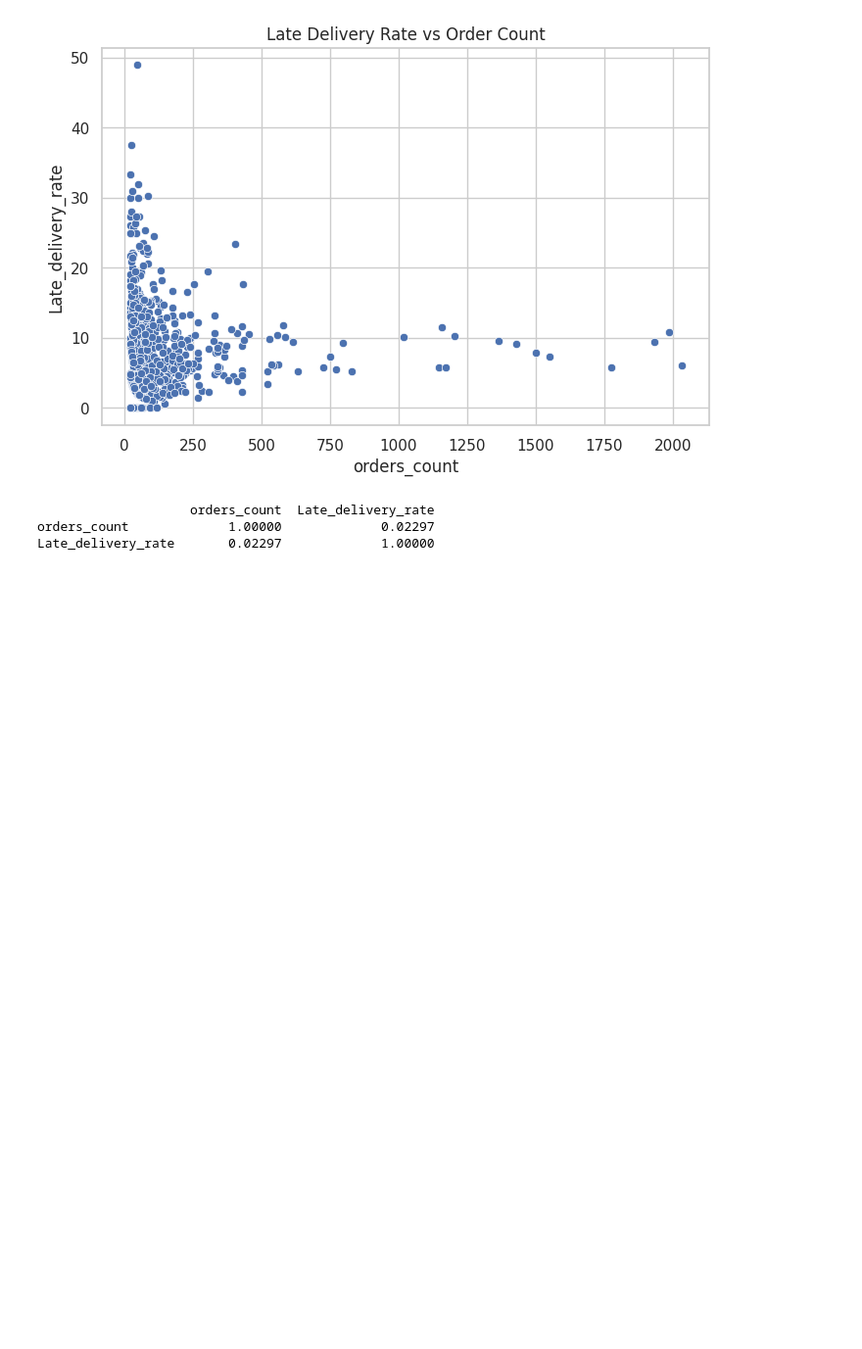
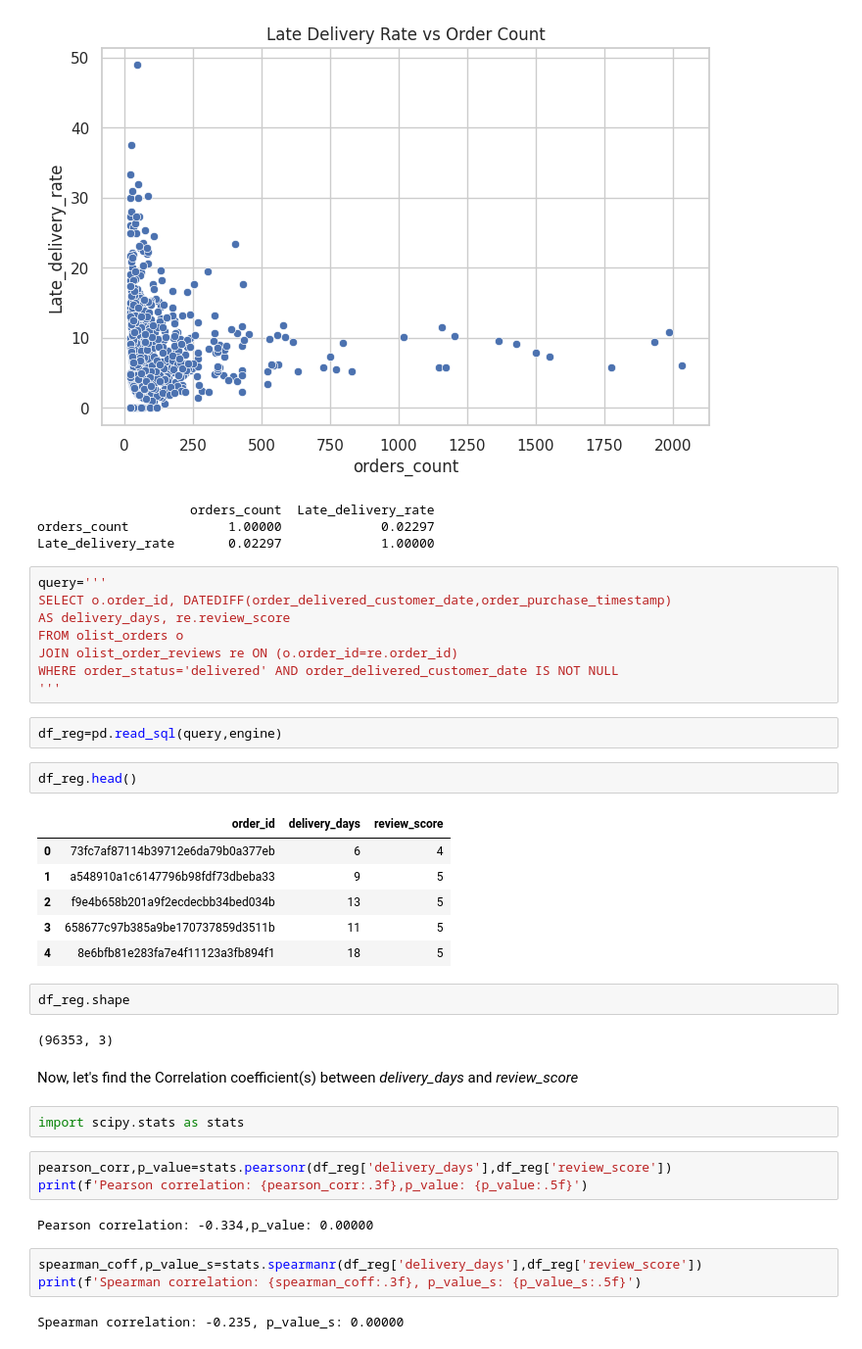
Before and after one commit to SaiShashankG/Olist_Brazilian, a Jupyter notebook: visualization.ipynb, the cells around one changed output. Shown at 98% size. Cells and saved outputs as stored; diff of their text form; blank space fills up the shorter version.

```diff
--- a/visualization.ipynb
+++ b/visualization.ipynb
@@ -105,3 +105,40 @@ print(df_late[['orders_count', 'Late_delivery_rate']].corr())
                     orders_count  Late_delivery_rate
 orders_count             1.00000             0.02297
 Late_delivery_rate       0.02297             1.00000
+# %%
+query='''
+SELECT o.order_id, DATEDIFF(order_delivered_customer_date,order_purchase_timestamp)
+AS delivery_days, re.review_score
+FROM olist_orders o
+JOIN olist_order_reviews re ON (o.order_id=re.order_id)
+WHERE order_status='delivered' AND order_delivered_customer_date IS NOT NULL
+'''
+# %%
+df_reg=pd.read_sql(query,engine)
+# %%
+df_reg.head()
+# %% [output]
+|  | order_id | delivery_days | review_score |
+| 0 | 73fc7af87114b39712e6da79b0a377eb | 6 | 4 |
+| 1 | a548910a1c6147796b98fdf73dbeba33 | 9 | 5 |
+| 2 | f9e4b658b201a9f2ecdecbb34bed034b | 13 | 5 |
+| 3 | 658677c97b385a9be170737859d3511b | 11 | 5 |
+| 4 | 8e6bfb81e283fa7e4f11123a3fb894f1 | 18 | 5 |
+# %%
+df_reg.shape
+# %% [output]
+(96353, 3)
+# %% [markdown]
+Now, let's find the Correlation coefficient(s) between *delivery_days* and *review_score*
+# %%
+import scipy.stats as stats
+# %%
+pearson_corr,p_value=stats.pearsonr(df_reg['delivery_days'],df_reg['review_score'])
+print(f'Pearson correlation: {pearson_corr:.3f},p_value: {p_value:.5f}')
+# %% [output]
+Pearson correlation: -0.334,p_value: 0.00000
+# %%
+spearman_coff,p_value_s=stats.spearmanr(df_reg['delivery_days'],df_reg['review_score'])
+print(f'Spearman correlation: {spearman_coff:.3f}, p_value_s: {p_value_s:.5f}')
+# %% [output]
+Spearman correlation: -0.235, p_value_s: 0.00000
```
Also changed, not shown: parts of 3 cells of this notebook, 1 other file.
